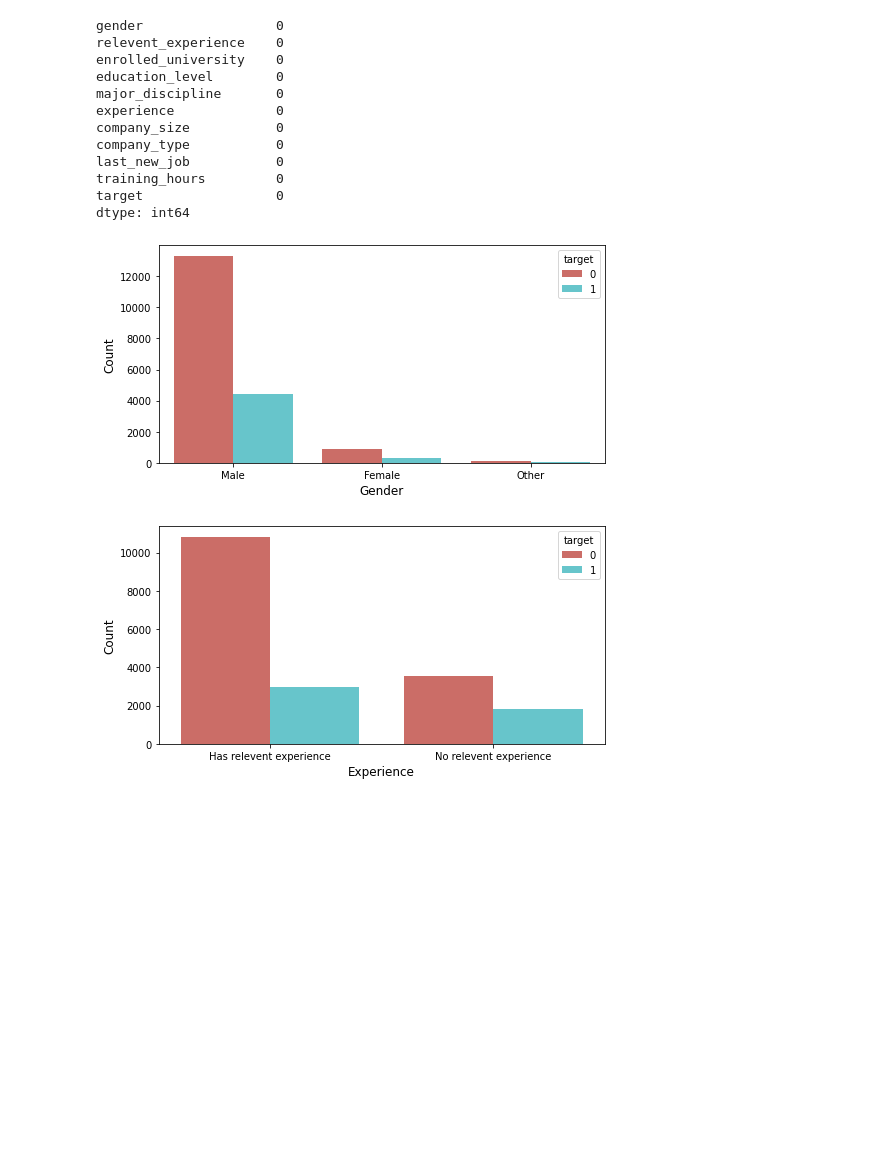
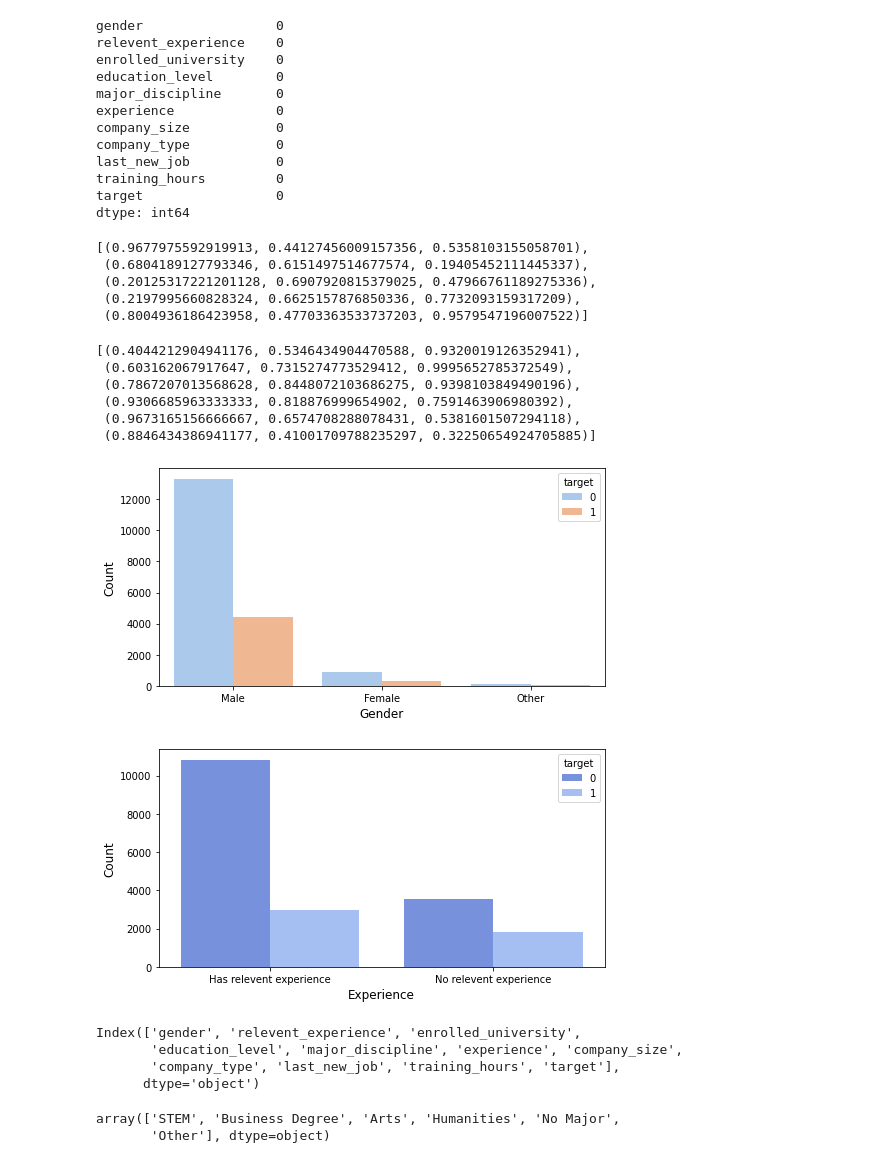
Before and after one commit to Manujl22/HR_Kaggle_project, a Jupyter notebook: HR dataset.ipynb, the cells around one changed output. Drawn from its saved outputs; the diff is of its cells as text; code cells hidden in the pictures; blank space fills up the shorter version.

```diff
--- a/HR dataset.ipynb
+++ b/HR dataset.ipynb
@@ -252,21 +269,52 @@ last_new_job           0
 training_hours         0
 target                 0
 dtype: int64
+# %%
+sns.color_palette("husl", 5)
+# %% [output]
+[(0.9677975592919913, 0.44127456009157356, 0.5358103155058701),
+ (0.6804189127793346, 0.6151497514677574, 0.19405452111445337),
+ (0.20125317221201128, 0.6907920815379025, 0.47966761189275336),
+ (0.2197995660828324, 0.6625157876850336, 0.7732093159317209),
+ (0.8004936186423958, 0.47703363533737203, 0.9579547196007522)]
+# %%
+sns.color_palette('coolwarm')
+# %% [output]
+[(0.4044212904941176, 0.5346434904470588, 0.9320019126352941),
+ (0.603162067917647, 0.7315274773529412, 0.9995652785372549),
+ (0.7867207013568628, 0.8448072103686275, 0.9398103849490196),
+ (0.9306685963333333, 0.818876999654902, 0.7591463906980392),
+ (0.9673165156666667, 0.6574708288078431, 0.5381601507294118),
+ (0.8846434386941177, 0.41001709788235297, 0.32250654924705885)]
+# %%
+sns.set_palette('coolwarm')
 # %%
 #Gender relation with target
 plt.figure(figsize=(8,4))
-sns.countplot(x=df_train.gender, hue=df_train.target,palette='hls')
+sns.countplot(x=df_train.gender, hue=df_train.target,palette='pastel')
 plt.ylabel('Count', fontsize=12)
 plt.xlabel('Gender', fontsize=12)
 plt.show()
 # %% [output]
-[figure, old version]
+[figure, new version]
 # %%
 #Experience relation with target
 plt.figure(figsize=(8,4))
-sns.countplot(x=df_train.relevent_experience, hue=df_train.target,palette='hls')
+sns.countplot(x=df_train.relevent_experience, hue=df_train.target)
 plt.ylabel('Count', fontsize=12)
 plt.xlabel('Experience', fontsize=12)
 plt.show()
 # %% [output]
-[figure, old version]
+[figure, new version]
+# %%
+df_train.columns
+# %% [output]
+Index(['gender', 'relevent_experience', 'enrolled_university',
+       'education_level', 'major_discipline', 'experience', 'company_size',
+       'company_type', 'last_new_job', 'training_hours', 'target'],
+      dtype='object')
+# %%
+df_train.major_discipline.unique()
+# %% [output]
+array(['STEM', 'Business Degree', 'Arts', 'Humanities', 'No Major',
+       'Other'], dtype=object)
```
Also changed, not shown: parts of 31 cells of this notebook, 4 other files.
